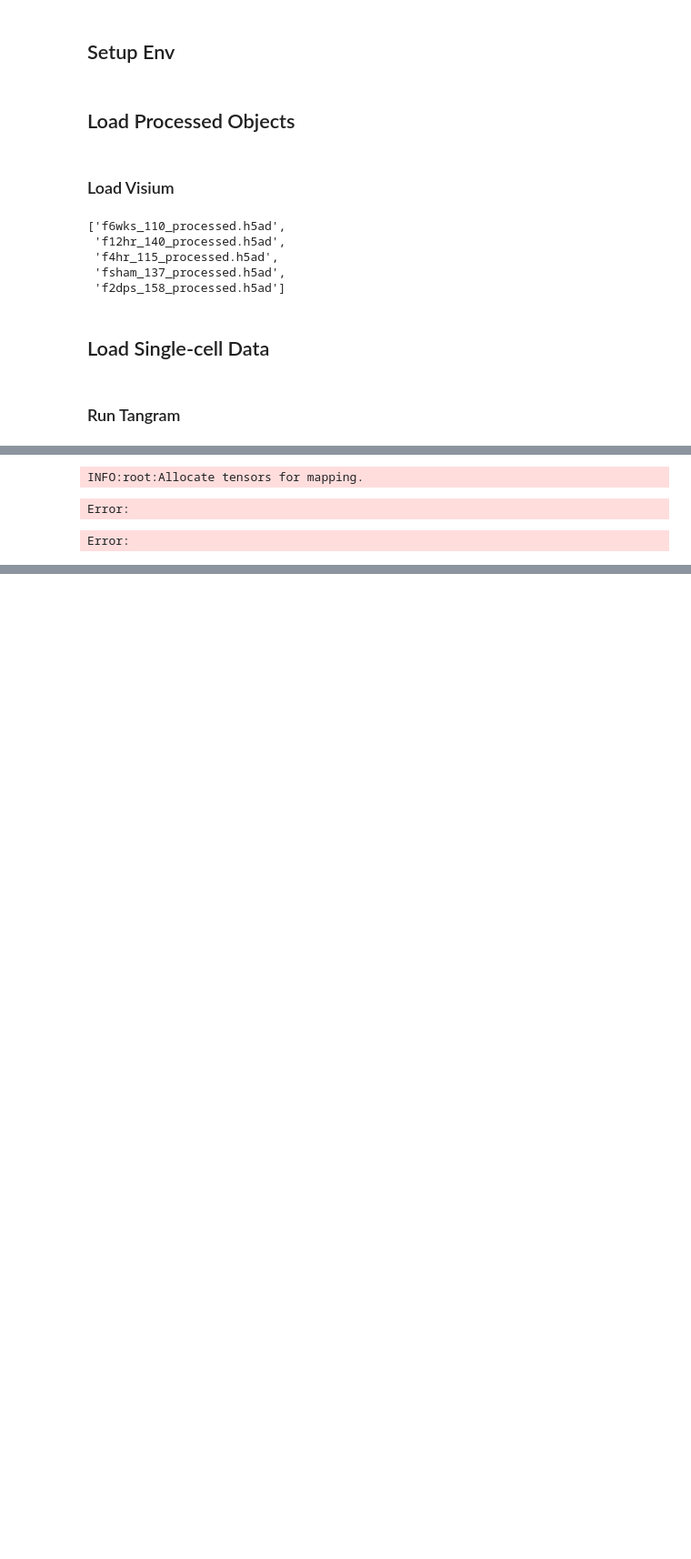
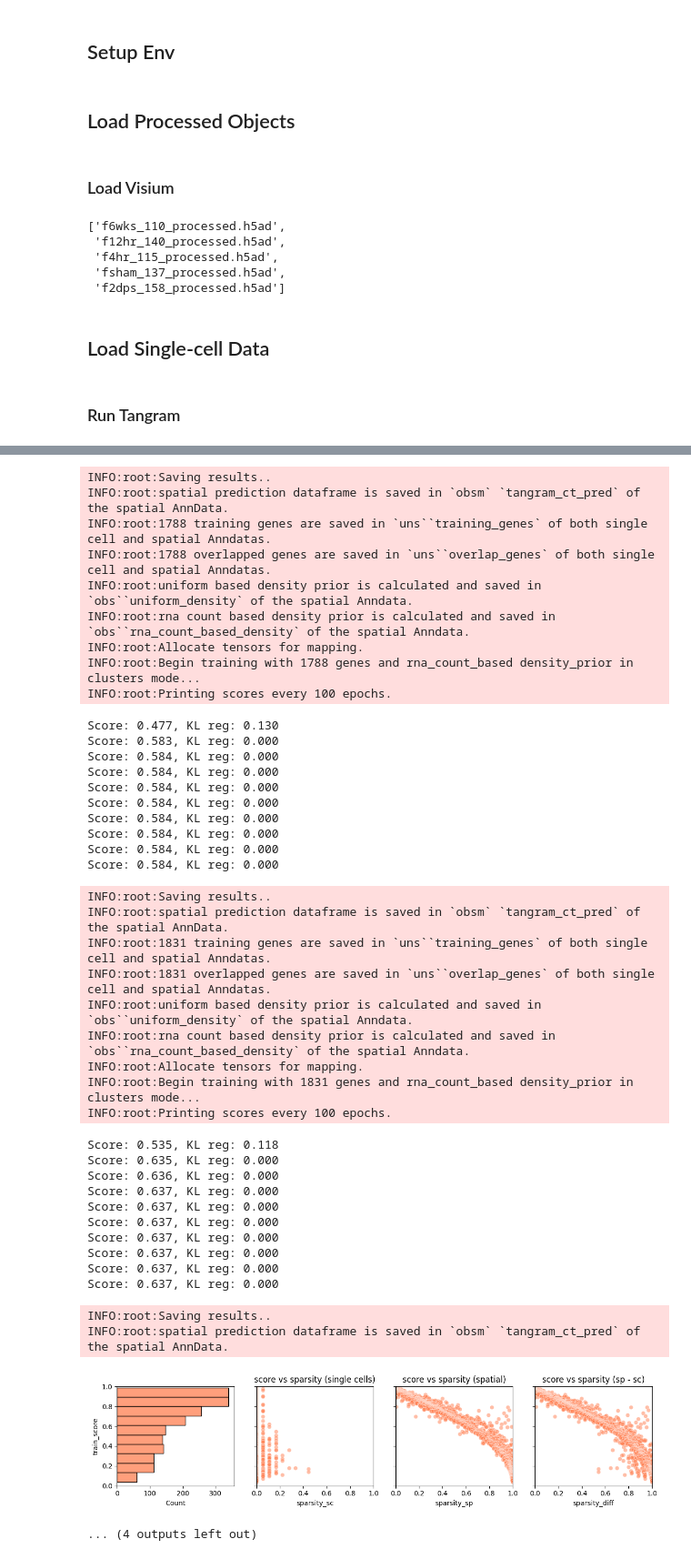
Before and after one commit to saezlab/lianaplus_manuscript, a Jupyter notebook: notebooks/visiumAKI/2.Deconvolute_slides.ipynb, the cells around one changed output, grey strips where cells are left out. Shown at 91% size. Saved outputs shown, nothing was run; the diff lists cells and outputs as text; code cells hidden in the pictures; blank space fills up the shorter version.

Commit message:
deconvolute /w tangram

```diff
--- a/notebooks/visiumAKI/2.Deconvolute_slides.ipynb
+++ b/notebooks/visiumAKI/2.Deconvolute_slides.ipynb
@@ -39,2 +42,4 @@ adata_sc = sc.read_h5ad(data_dir + "aki_processed.h5ad")
+# %%
+adata_sc = adata_sc[:, adata_sc.var['highly_variable']]
 # %% [markdown]
 ### Run Tangram
@@ -43,3 +45,0 @@ adata_sc = sc.read_h5ad(data_dir + "aki_processed.h5ad")
-# %%
-# sample = slide[:-5].split('_')[0]
-adata_sp = sc.read_h5ad(os.path.join(data_dir, "visium", 'f6wks_110_processed.h5ad'))
@@ -55,2 +45,0 @@ assert adata_sc.uns['training_genes'] == adata_sp.uns['training_genes']
-# %%
-adata_map = tg.map_cells_to_space(adata_sc, adata_sp, mode='clusters', cluster_label='cell_type')
@@ -92,6 +46,18 @@ Type:      function
-# %%
-ad_map = tg.map_cells_to_space(adata_sc, adata_sp)
-# %% [output]
-INFO:root:Allocate tensors for mapping.
-Error:
-Error:
+# %%
+for sample in adatas.keys():
+    adata_sp = adatas[sample].copy()
+
+    # prep anndatas
+    tg.pp_adatas(adata_sc, adata_sp, genes=None)
+    assert adata_sc.uns['training_genes'] == adata_sp.uns['training_genes']
+
+    # train model
+    adata_map = tg.map_cells_to_space(adata_sc, adata_sp, mode='clusters', cluster_label='cell_type', device='cpu')
+
+    # show results
+    tg.plot_training_scores(adata_map, bins=10, alpha=.5)
+
+    # annotate spatial data
+    tg.project_cell_annotations(adata_map, adata_sp, annotation='cell_type')
+    adatas[sample] = adata_sp
+# %% [output]
@@ -97,0 +119,42 @@ Error:
+INFO:root:Saving results..
+INFO:root:spatial prediction dataframe is saved in `obsm` `tangram_ct_pred` of the spatial AnnData.
+INFO:root:1788 training genes are saved in `uns``training_genes` of both single cell and spatial Anndatas.
+INFO:root:1788 overlapped genes are saved in `uns``overlap_genes` of both single cell and spatial Anndatas.
+INFO:root:uniform based density prior is calculated and saved in `obs``uniform_density` of the spatial Anndata.
+INFO:root:rna count based density prior is calculated and saved in `obs``rna_count_based_density` of the spatial Anndata.
+INFO:root:Allocate tensors for mapping.
+INFO:root:Begin training with 1788 genes and rna_count_based density_prior in clusters mode...
+INFO:root:Printing scores every 100 epochs.
+Score: 0.477, KL reg: 0.130
+Score: 0.583, KL reg: 0.000
+Score: 0.584, KL reg: 0.000
+Score: 0.584, KL reg: 0.000
+Score: 0.584, KL reg: 0.000
+Score: 0.584, KL reg: 0.000
+Score: 0.584, KL reg: 0.000
+Score: 0.584, KL reg: 0.000
+Score: 0.584, KL reg: 0.000
+Score: 0.584, KL reg: 0.000
+INFO:root:Saving results..
+INFO:root:spatial prediction dataframe is saved in `obsm` `tangram_ct_pred` of the spatial AnnData.
+INFO:root:1831 training genes are saved in `uns``training_genes` of both single cell and spatial Anndatas.
+INFO:root:1831 overlapped genes are saved in `uns``overlap_genes` of both single cell and spatial Anndatas.
+INFO:root:uniform based density prior is calculated and saved in `obs``uniform_density` of the spatial Anndata.
+INFO:root:rna count based density prior is calculated and saved in `obs``rna_count_based_density` of the spatial Anndata.
+INFO:root:Allocate tensors for mapping.
+INFO:root:Begin training with 1831 genes and rna_count_based density_prior in clusters mode...
+INFO:root:Printing scores every 100 epochs.
+Score: 0.535, KL reg: 0.118
+Score: 0.635, KL reg: 0.000
+Score: 0.636, KL reg: 0.000
+Score: 0.637, KL reg: 0.000
+Score: 0.637, KL reg: 0.000
+Score: 0.637, KL reg: 0.000
+Score: 0.637, KL reg: 0.000
+Score: 0.637, KL reg: 0.000
+Score: 0.637, KL reg: 0.000
+Score: 0.637, KL reg: 0.000
+INFO:root:Saving results..
+INFO:root:spatial prediction dataframe is saved in `obsm` `tangram_ct_pred` of the spatial AnnData.
+[figure, added]
+... (4 outputs left out)
```
Also changed, not shown: parts of 12 cells of this notebook.
